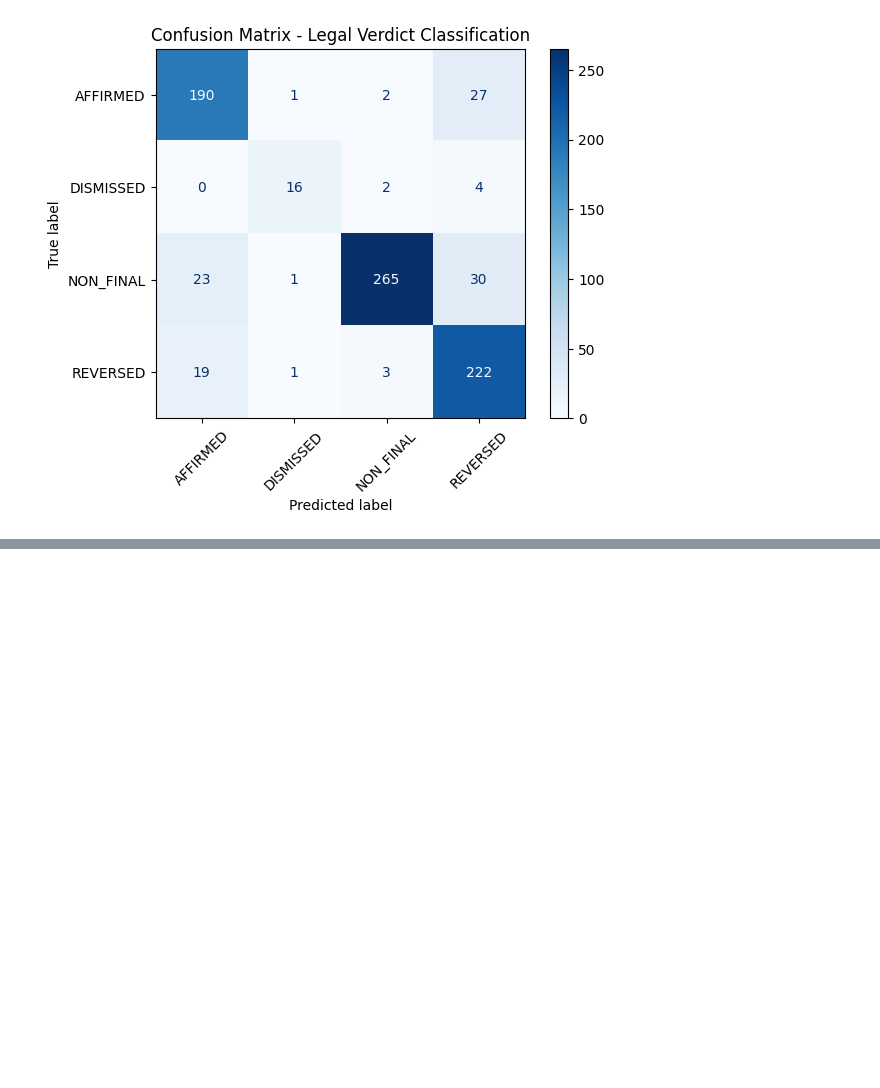
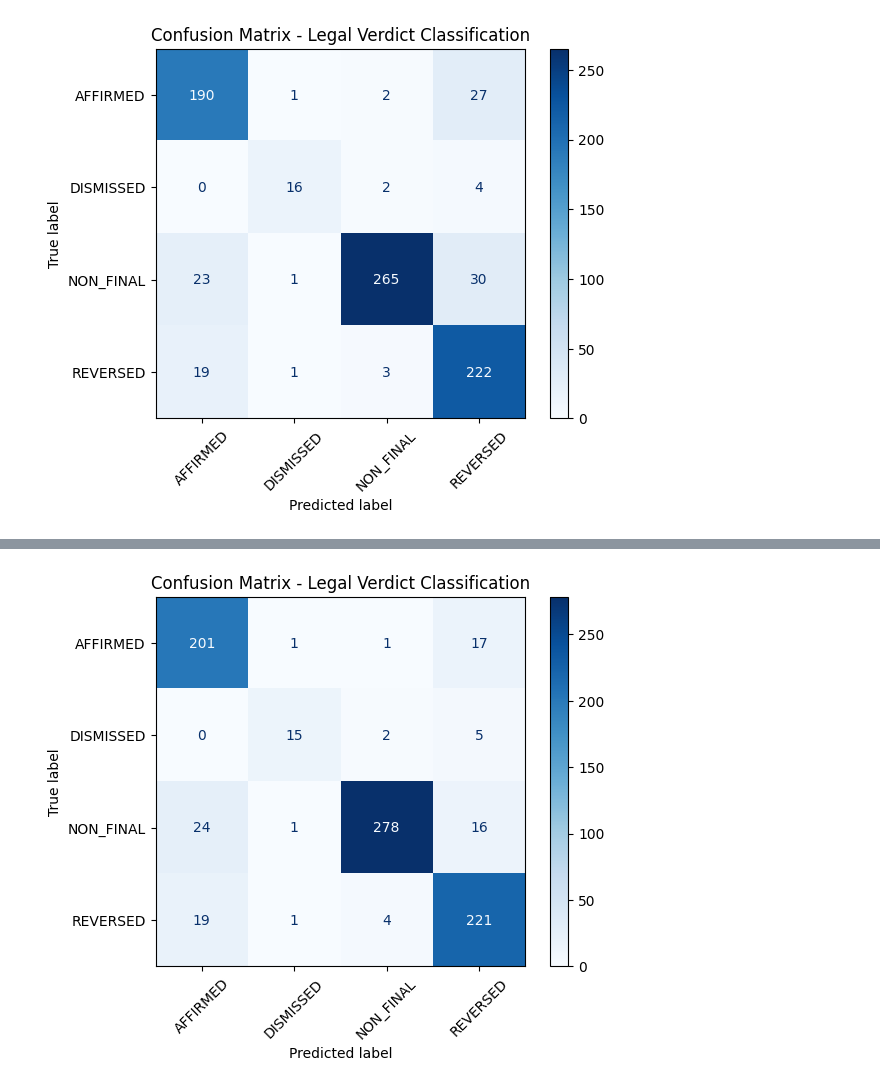
Before and after one commit to birhanumoges/legal-case-etl-nlp-pipeline, a Jupyter notebook: note_books/analysis.ipynb, the cells around one changed output, grey strips where cells are left out. Cells and saved outputs as stored; diff of their text form; code cells hidden in the pictures; blank space fills up the shorter version.

```diff
--- a/note_books/analysis.ipynb
+++ b/note_books/analysis.ipynb
@@ -1437,3 +1447,101 @@ Confusion Matrix:
  [ 23   1 265  30]
  [ 19   1   3 222]]
 [figure]
+# %%
+# ============================================================
+# SMOTE + NLP + ML PIPELINE + CONFUSION MATRIX (ONE CELL)
+# ============================================================
+
+import pandas as pd
+import matplotlib.pyplot as plt
+
+from sklearn.model_selection import train_test_split
+from sklearn.feature_extraction.text import TfidfVectorizer
+from sklearn.linear_model import LogisticRegression
+from sklearn.metrics import classification_report, accuracy_score, confusion_matrix, ConfusionMatrixDisplay
+from imblearn.over_sampling import SMOTE
+
+# -----------------------------
+# 1. INPUT DATA
+# -----------------------------
+X_text = df["Case_Text"]
+y = df["four_class_label"]
+
+# -----------------------------
+# 2. TRAIN / TEST SPLIT
+# -----------------------------
+X_train_text, X_test_text, y_train, y_test = train_test_split(
+    X_text,
+    y,
+    test_size=0.2,
+    random_state=42,
+    stratify=y
+)
+
+print("Train size:", X_train_text.shape)
+print("Test size :", X_test_text.shape)
+
+# -----------------------------
+# 3. TF-IDF VECTORIZATION
+# -----------------------------
+vectorizer = TfidfVectorizer(
+    max_features=8000,
+    ngram_range=(1, 3),
+    stop_words="english"
+)
+
+X_train_vec = vectorizer.fit_transform(X_train_text)
+X_test_vec = vectorizer.transform(X_test_text)
+
+# -----------------------------
+# 4. APPLY SMOTE (ONLY TRAIN DATA)
+# -----------------------------
+smote = SMOTE(random_state=42)
+
+X_train_balanced, y_train_balanced = smote.fit_resample(
+    X_train_vec,
+    y_train
+)
+
+print("\nBefore SMOTE:\n", y_train.value_counts())
+print("\nAfter SMOTE:\n", pd.Series(y_train_balanced).value_counts())
+
+# -----------------------------
+# 5. TRAIN MODEL
+# -----------------------------
+model = LogisticRegression(max_iter=500, class_weight="balanced")
+
+print("\nTraining model...")
+model.fit(X_train_balanced, y_train_balanced)
+
+# -----------------------------
+# 6. PREDICTION
+# -----------------------------
+y_pred = model.predict(X_test_vec)
+
+# -----------------------------
+# 7. EVALUATION
+# -----------------------------
+print("\nClassification Report:\n")
+print(classification_report(y_test, y_pred))
+
+acc = accuracy_score(y_test, y_pred)
+print(f"\nTest Accuracy: {acc * 100:.2f}%")
+
+# -----------------------------
+# 8. CONFUSION MATRIX
+# -----------------------------
+cm = confusion_matrix(y_test, y_pred, labels=model.classes_)
+
+print("\nConfusion Matrix:\n")
+print(cm)
+
+disp = ConfusionMatrixDisplay(
+    confusion_matrix=cm,
+    display_labels=model.classes_
+)
+
+disp.plot(cmap="Blues", xticks_rotation=45)
+plt.title("Confusion Matrix - Legal Verdict Classification")
+plt.show()
+# %% [output]
@@ -1439,0 +1565 @@ Confusion Matrix:
+[figure, added]
```
Also changed, not shown: parts of 2 cells of this notebook.
